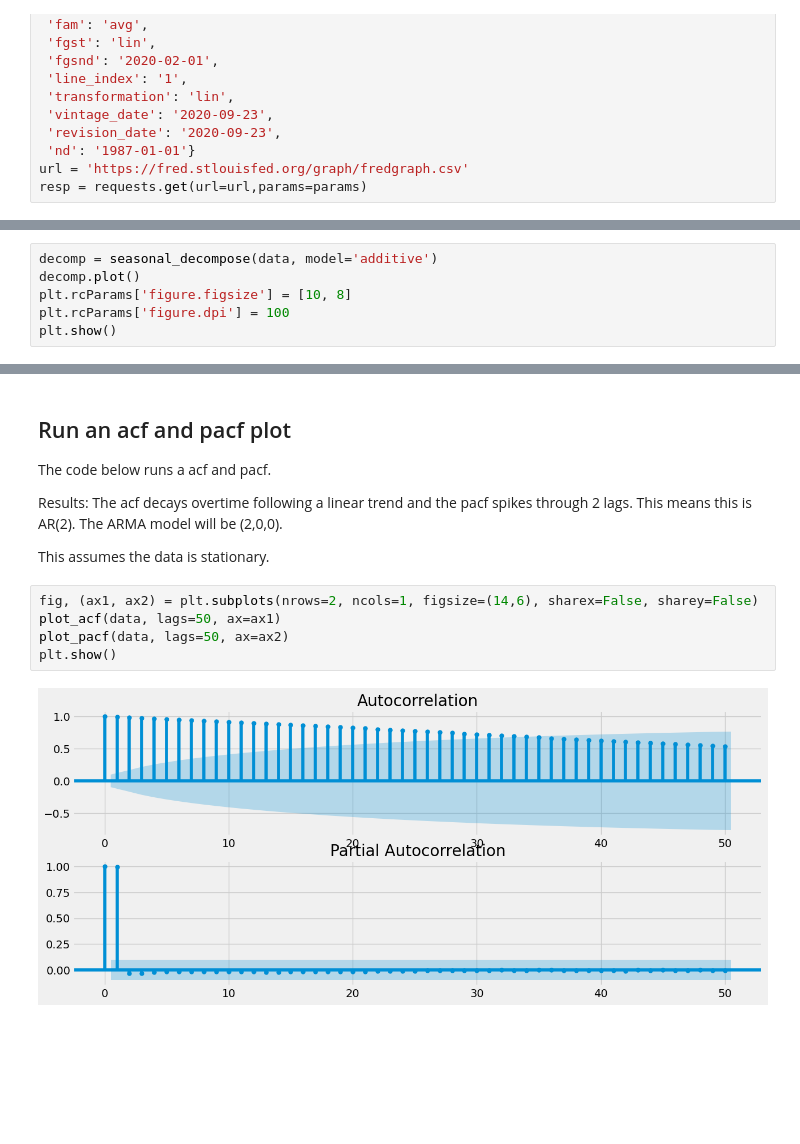
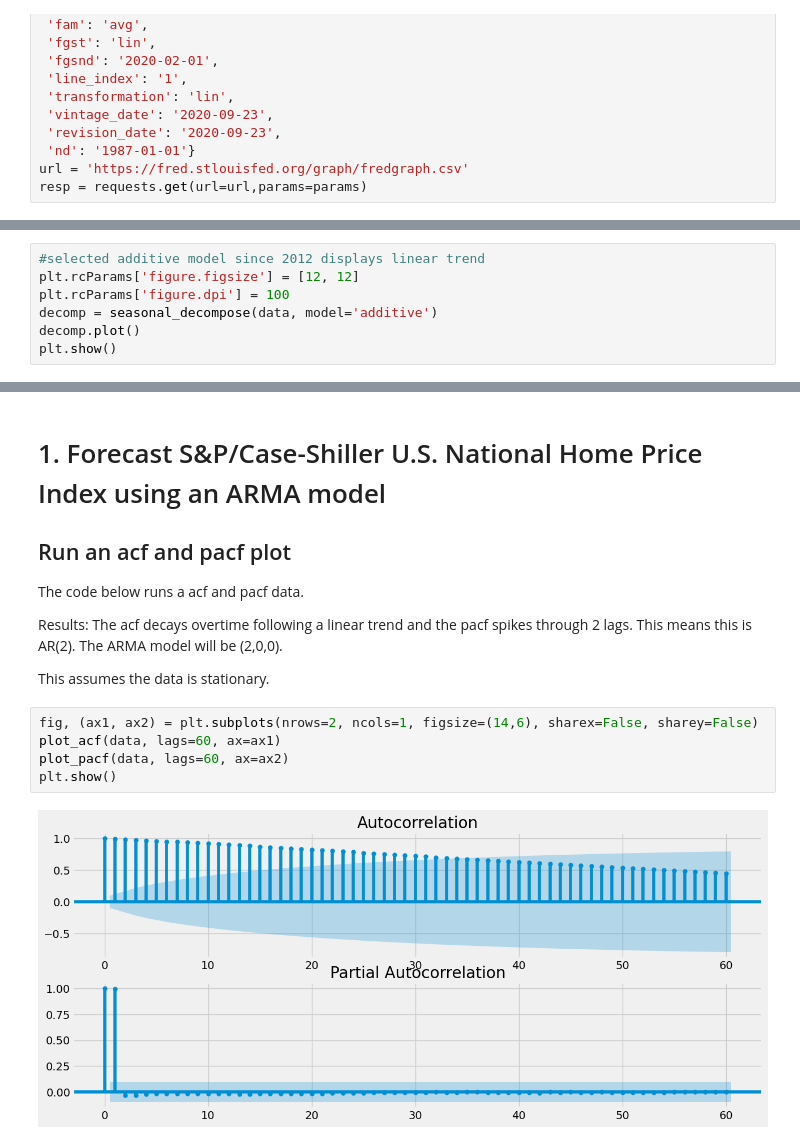
Before and after one commit to peparhugo/Econometrics_group_project, a Jupyter notebook: submission_1/univariate_time_series/Univariate Time Series.ipynb, the cells around one changed output, grey strips where cells are left out. Drawn from its saved outputs; the diff is of its cells as text; blank space fills up the shorter version.

```diff
--- a/submission_1/univariate_time_series/Univariate Time Series.ipynb
+++ b/submission_1/univariate_time_series/Univariate Time Series.ipynb
@@ -120,6 +138,0 @@ There is little to no seaonal component since it ranges between -0.05 to 0.05 re
-# %%
-decomp = seasonal_decompose(data, model='additive')
-decomp.plot()
-plt.rcParams['figure.figsize'] = [10, 8]
-plt.rcParams['figure.dpi'] = 100
-plt.show()
@@ -159,0 +139,7 @@ pd.concat([decomp.seasonal.dropna(),decomp.resid.dropna()],axis=1).dropna().loc[
+# %%
+#selected additive model since 2012 displays linear trend
+plt.rcParams['figure.figsize'] = [12, 12]
+plt.rcParams['figure.dpi'] = 100
+decomp = seasonal_decompose(data, model='additive')
+decomp.plot()
+plt.show()
@@ -160,6 +148,7 @@ pd.concat([decomp.seasonal.dropna(),decomp.resid.dropna()],axis=1).dropna().loc[
 # %% [markdown]
+# 1. Forecast S&P/Case-Shiller U.S. National Home Price Index using an ARMA model
 ## Run an acf and pacf plot
-The code below runs a acf and pacf.
+The code below runs a acf and pacf data.
 
 Results:
 The acf decays overtime following a linear trend and the pacf spikes through 2 lags. This means this is AR(2).
@@ -168,10 +157,10 @@ The ARMA model will be (2,0,0).
 This assumes the data is stationary.
 # %%
 fig, (ax1, ax2) = plt.subplots(nrows=2, ncols=1, figsize=(14,6), sharex=False, sharey=False)
-plot_acf(data, lags=50, ax=ax1)
-plot_pacf(data, lags=50, ax=ax2)
+plot_acf(data, lags=60, ax=ax1)
+plot_pacf(data, lags=60, ax=ax2)
 plt.show()
 # %% [output]
-[figure, old version]
+[figure, new version]
 # %% [markdown]
 # ARMA Forecast
```
Also changed, not shown: parts of 55 cells of this notebook, 2 other files.
